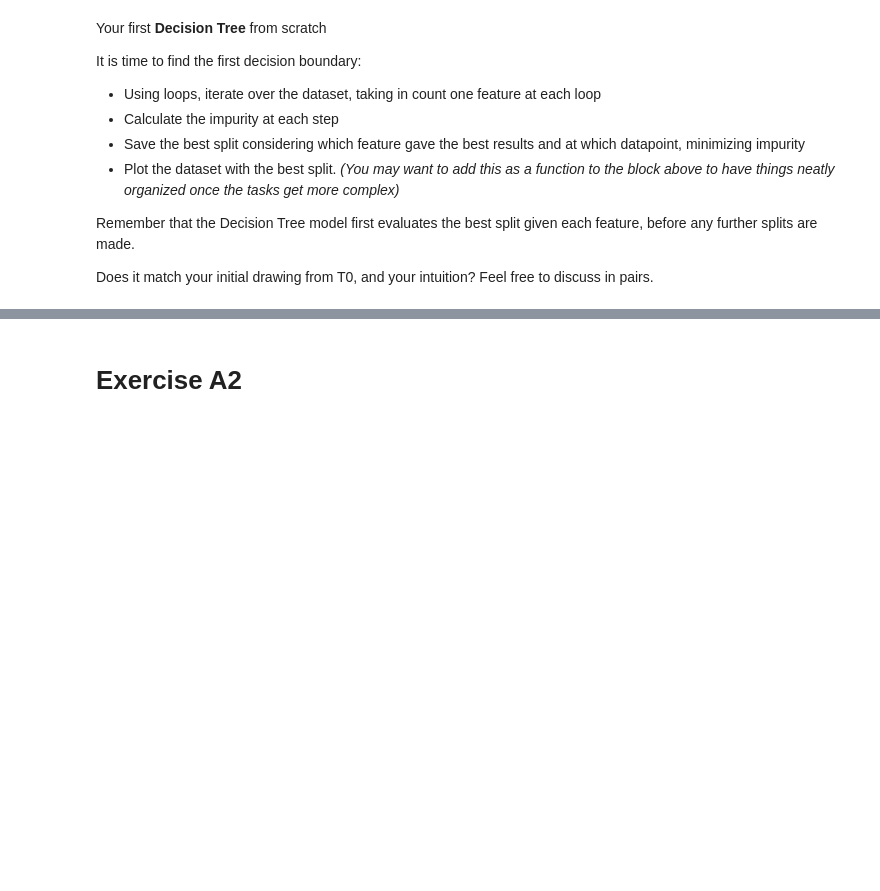
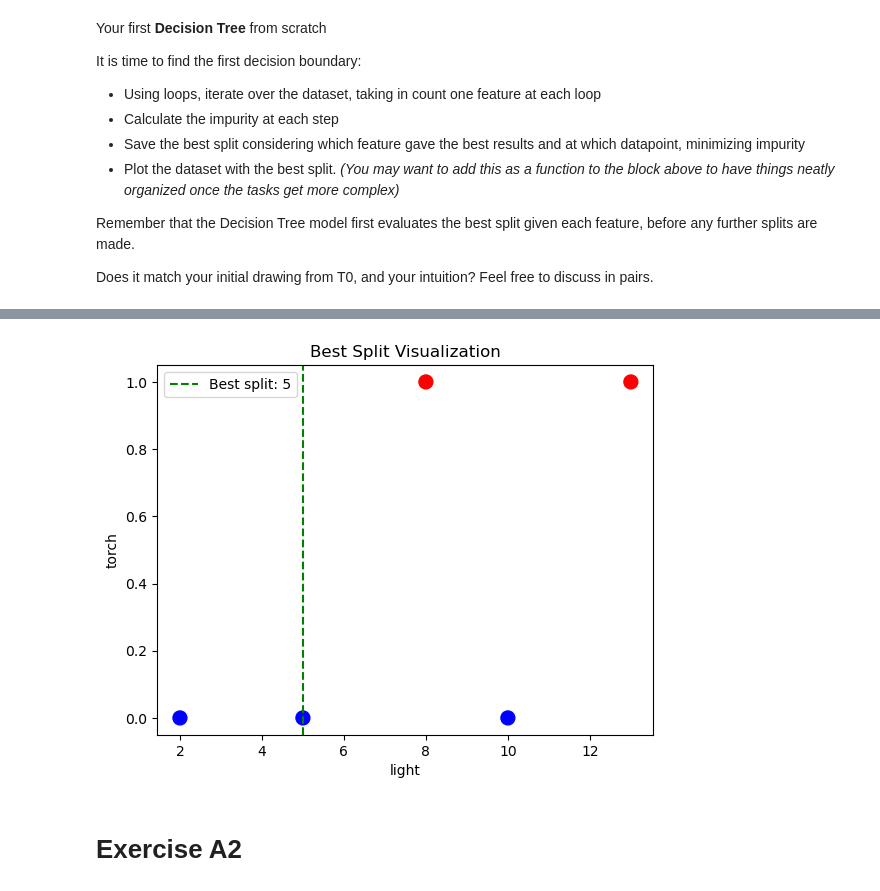
Before and after one commit to Simon-Simonsen/ML_Exercises, a Jupyter notebook: Week8_Exercises_DecisionTree-20251021/Exercises_DT.ipynb, the cells around one changed output, grey strips where cells are left out. Cells and saved outputs as stored; diff of their text form; code cells hidden in the pictures; blank space fills up the shorter version.

Commit message:
hands on with some decision tree. Did some with the library and still need to get hands on with a self coded decision tree.
Also used the sklearn library to plot trees.

```diff
--- a/Week8_Exercises_DecisionTree-20251021/Exercises_DT.ipynb
+++ b/Week8_Exercises_DecisionTree-20251021/Exercises_DT.ipynb
@@ -193,9 +193,20 @@ def split(nR1, nR2, nP, gini =[], entropy = []):
         split = (nR1/nP) * entropy[0] + (nR2/nP) * entropy[1]
     return split
 
-region = 2
-gini = [Gini([2/3,1/3]),Gini([1])]
-split(3,2,5,gini)
+def entropy(y):
+    classes, counts = np.unique(y, return_counts=True)
+    probs = counts / counts.sum()
+    return -np.sum(probs * np.log2(probs + 1e-9))
+def info_gain(y, left_idx, right_idx):
+    # entropy before split
+    H_before = entropy(y)
+
+    # weighted avg entropy after split
+    n = len(y)
+    H_after = (len(left_idx)/n)*entropy(y[left_idx]) + (len(right_idx)/n)*entropy(y[right_idx])
+
+    # info gain
+    return H_before - H_after
 # %% [output]
 0.4444444444444445
 0.9182958340544896
@@ -239,3 +354,15 @@ for i in range(len(torch)):
+# %%
+X_plot = features[best_feature]
+
+plt.scatter(X_plot, y, c=y, cmap='bwr', s=100)
+plt.axvline(best_threshold, color='green', linestyle='--', label=f"Best split: {best_threshold}")
+plt.xlabel(best_feature)
+plt.ylabel("torch")
+plt.title("Best Split Visualization")
+plt.legend()
+plt.show()
+# %% [output]
+[figure, added]
 # %% [markdown]
 # Exercise A2
 # %% [markdown]
```
Also changed, not shown: parts of 11 cells of this notebook, 1 other file.
